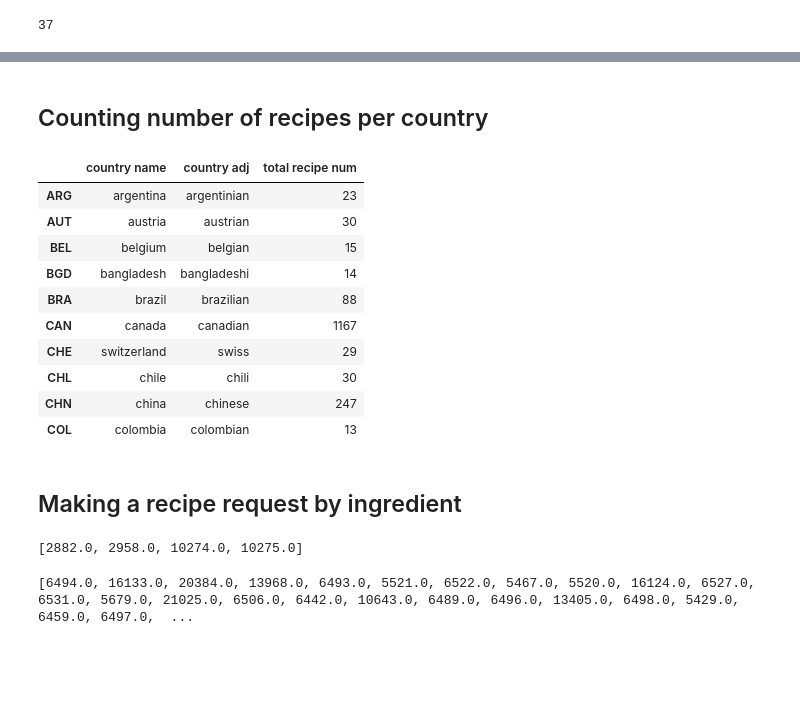
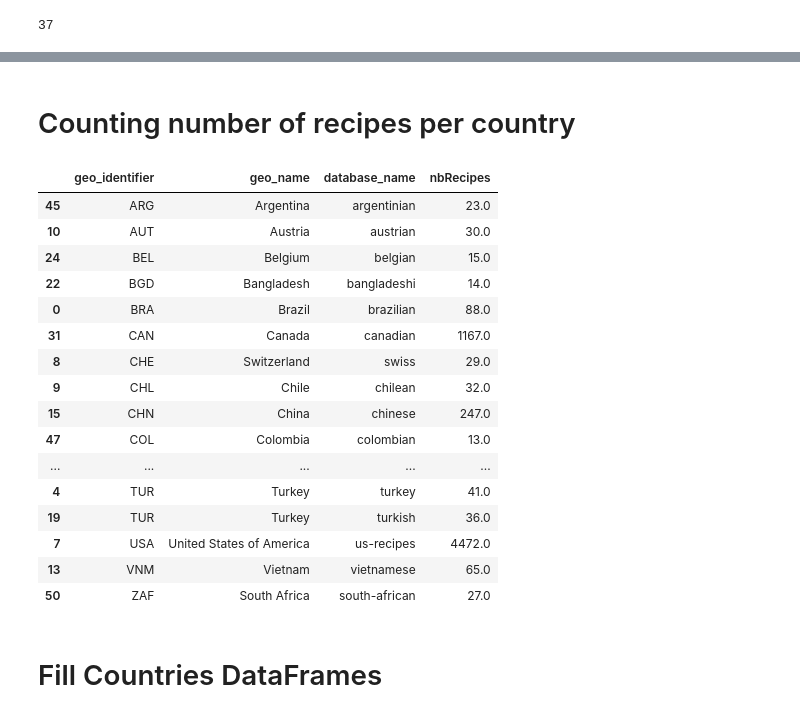
Before and after one commit to Rivollet/ADAProject, a Jupyter notebook: data-analysis/Ingredient_labelization.ipynb, the cells around one changed output, grey strips where cells are left out. Drawn from its saved outputs; the diff is of its cells as text; code cells hidden in the pictures; blank space fills up the shorter version.

```diff
--- a/data-analysis/Ingredient_labelization.ipynb
+++ b/data-analysis/Ingredient_labelization.ipynb
@@ -152,3 +271,3 @@ len(df_ingredients_duplicates)
 # %% [markdown]
-## Counting number of recipes per country
+# Counting number of recipes per country
 # %%
@@ -170,16 +284,0 @@ df_countries = initialize_dataFrame('fullAggregatedData.json')
-# %%
-df_countries.head(10)
-# %% [output]
-|  | country name | country adj | total recipe num |
-| ARG | argentina | argentinian | 23 |
-| AUT | austria | austrian | 30 |
-| BEL | belgium | belgian | 15 |
-| BGD | bangladesh | bangladeshi | 14 |
-| BRA | brazil | brazilian | 88 |
-| CAN | canada | canadian | 1167 |
-| CHE | switzerland | swiss | 29 |
-| CHL | chile | chili | 30 |
-| CHN | china | chinese | 247 |
-| COL | colombia | colombian | 13 |
-# %% [markdown]
-## Making a recipe request by ingredient
@@ -198,3 +285,32 @@ def find_ingredient_ids(name):
+# %%
+df_countries = initialize_dataFrame_countries('fullAggregatedData.json')
+
+df_countries = df_countries[df_countries['database_name'] != 'chili']
+if(len(df_countries[df_countries["geo_identifier"] == 'invalid']) != 0):
+    ISR_index = df_countries[df_countries["geo_identifier"] == 'invalid'].index.values[0]
+    df_countries.set_value(ISR_index, 'geo_identifier', 'ISR')
+    df_countries.set_value(ISR_index, 'geo_name', 'Israel')
+    df_countries.sort_values(by='geo_identifier', ascending=True)
+# %% [output]
+|  | geo_identifier | geo_name | database_name | nbRecipes |
+| 45 | ARG | Argentina | argentinian | 23.0 |
+| 10 | AUT | Austria | austrian | 30.0 |
+| 24 | BEL | Belgium | belgian | 15.0 |
+| 22 | BGD | Bangladesh | bangladeshi | 14.0 |
+| 0 | BRA | Brazil | brazilian | 88.0 |
+| 31 | CAN | Canada | canadian | 1167.0 |
+| 8 | CHE | Switzerland | swiss | 29.0 |
+| 9 | CHL | Chile | chilean | 32.0 |
+| 15 | CHN | China | chinese | 247.0 |
+| 47 | COL | Colombia | colombian | 13.0 |
+| ... | ... | ... | ... | ... |
+| 4 | TUR | Turkey | turkey | 41.0 |
+| 19 | TUR | Turkey | turkish | 36.0 |
+| 7 | USA | United States of America | us-recipes | 4472.0 |
+| 13 | VNM | Vietnam | vietnamese | 65.0 |
+| 50 | ZAF | South Africa | south-african | 27.0 |
+# %% [markdown]
+# Fill Countries DataFrames
 # %%
 def request_recipes_by_ingredient(ingredient_ids):
     recipes = collection.find(
@@ -236,8 +323,0 @@ def fill_dataFrame_ingredient(df, name):
-# %%
-fill_dataFrame_ingredient(df_countries, 'soy sauce')
-# %% [output]
-[2882.0, 2958.0, 10274.0, 10275.0]
-# %%
-fill_dataFrame_ingredient(df_countries, 'chicken')
-# %% [output]
-[6494.0, 16133.0, 20384.0, 13968.0, 6493.0, 5521.0, 6522.0, 5467.0, 5520.0, 16124.0, 6527.0, 6531.0, 5679.0, 21025.0, 6506.0, 6442.0, 10643.0, 6489.0, 6496.0, 13405.0, 6498.0, 5429.0, 6459.0, 6497.0,  ...
```
Also changed, not shown: parts of 88 cells of this notebook.
